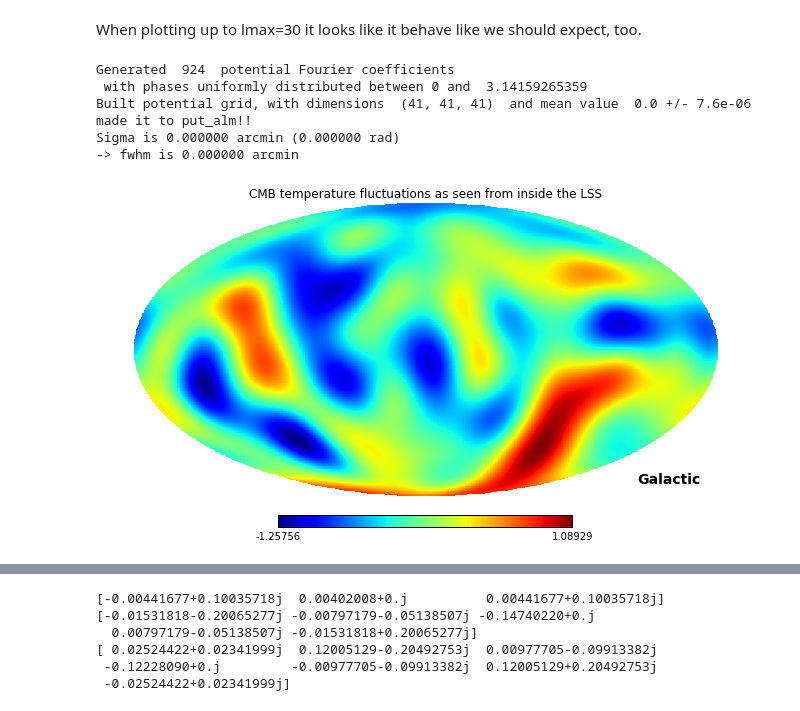
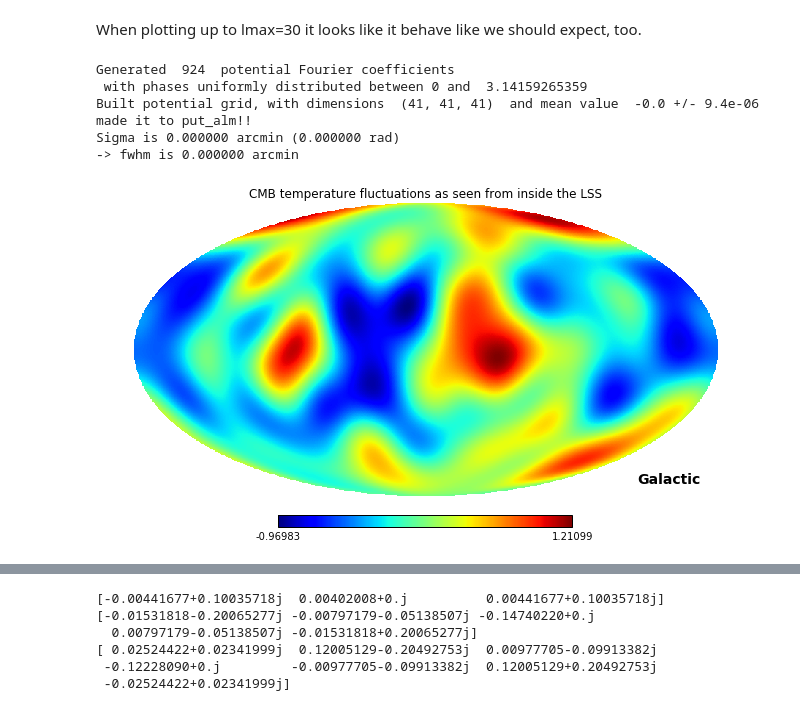
Before and after one commit to LaurencePeanuts/Music, a Jupyter notebook: Potential_Demo.ipynb, the cells around one changed output, grey strips where cells are left out. Drawn from its saved outputs; the diff is of its cells as text; code cells hidden in the pictures.

```diff
--- a/Potential_Demo.ipynb
+++ b/Potential_Demo.ipynb
@@ -99,16 +118,16 @@ When plotting up to lmax=30 it looks like it behave like we should expect, too.
 # %%
 #Simulation with truncated_lmax=30
 We2 = beatbox.Universe()
-#We2.truncated_nmax=6
-#We2.truncated_lmax=30
-We2.generate_a_random_potential_field(high_k_cutoff=We2.truncated_nmax*np.pi/2, low_k_cutoff=np.pi/2, n_s=0.96, kstar=0.02, PSnorm=2.43e-9, Pdist=1, Pmax=np.pi, Pvar=np.pi/8)
-We2.transform_3D_potential_into_alm(usedefault=1)
+We2.truncated_nmax=6
+We2.truncated_lmax=30
+We2.generate_a_random_potential_field(truncated_nmax=We2.truncated_nmax, truncated_nmin=1, Pdist=1, Pmax=np.pi, Pvar=np.pi/8)
+We2.transform_3D_potential_into_alm(truncated_nmax=6, truncated_nmin=1,truncated_lmax=30, truncated_lmin=1,usedefault=0)
 We2.show_CMB_T_map(from_perspective_of="observer")
 # %% [output]
 Generated  924  potential Fourier coefficients
  with phases uniformly distributed between 0 and  3.14159265359
-Built potential grid, with dimensions  (41, 41, 41)  and mean value  0.0 +/- 7.6e-06
+Built potential grid, with dimensions  (41, 41, 41)  and mean value  -0.0 +/- 9.4e-06
 made it to put_alm!!
 Sigma is 0.000000 arcmin (0.000000 rad)
 -> fwhm is 0.000000 arcmin
-[figure, old version]
+[figure, new version]
```
Also changed, not shown: parts of 8 cells of this notebook, 1 other file.
